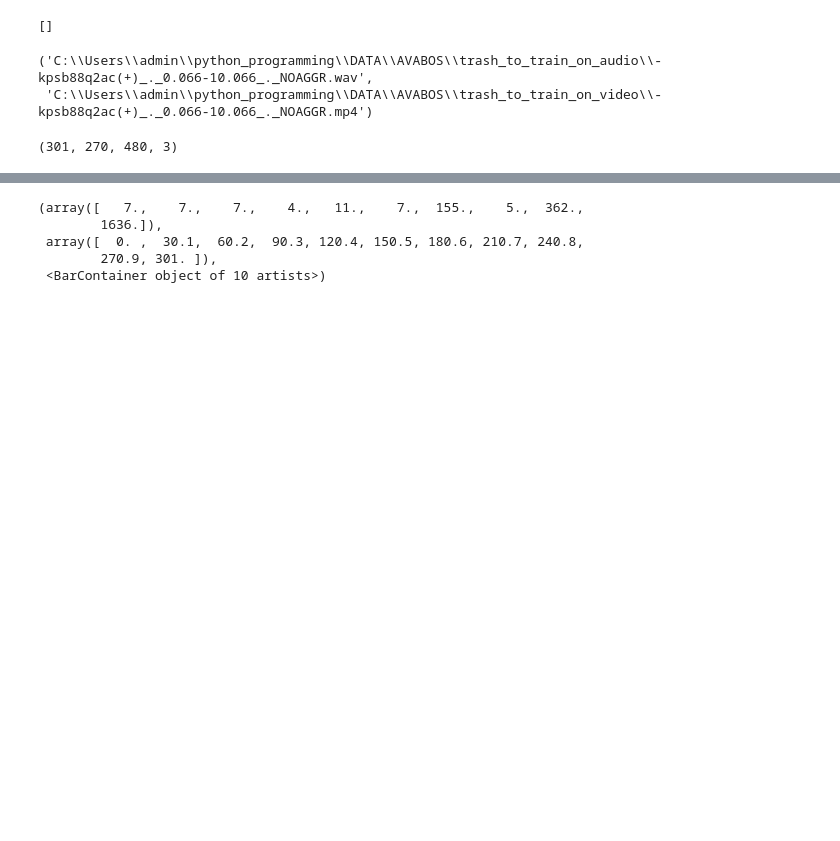
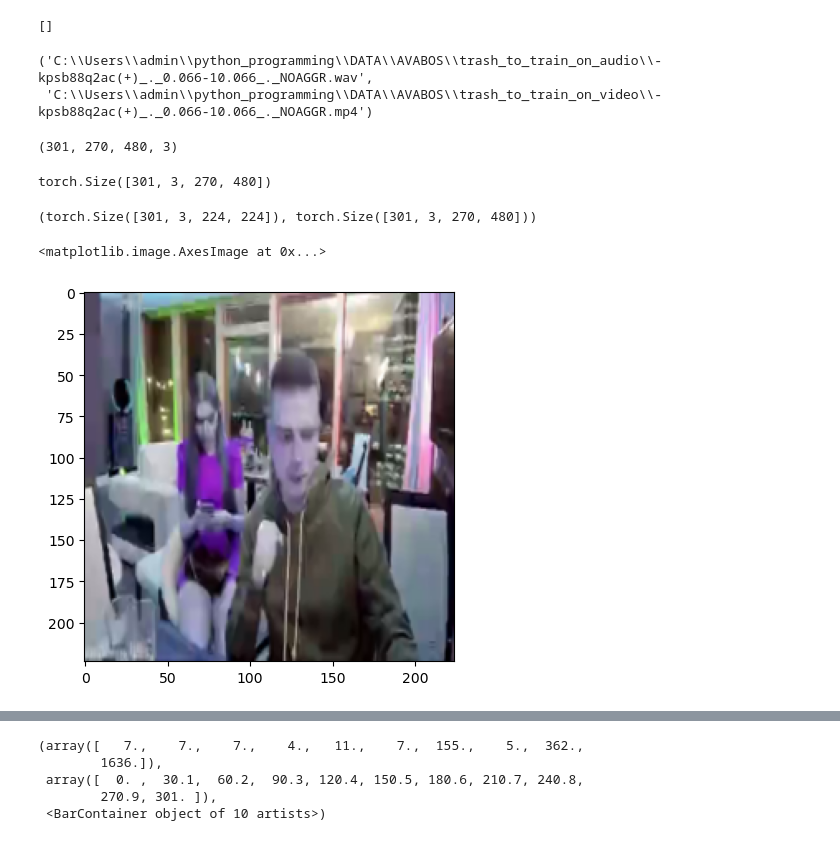
Before and after one commit to cafe1930/MultimodalAggressionRecognition, a Jupyter notebook: test.ipynb, the cells around one changed output, grey strips where cells are left out. Cells and saved outputs as stored; diff of their text form; code cells hidden in the pictures; blank space fills up the shorter version.

```diff
--- a/test.ipynb
+++ b/test.ipynb
@@ -30,7 +30,7 @@ def read_video_frames_opencv(path_to_video):
         ret, frame = cap.read()
         if not ret:
             break
-        frames_list.append(frame)
+        frames_list.append(cv2.cvtColor(frame, cv2.COLOR_BGR2RGB))
     #return torch.tensor(np.array(frames_list).transpose(0, 3, 1, 2))
     #return tv_tensors.Video(np.array(frames_list).transpose(0, 3, 1, 2))
     return np.array(frames_list)#)#.transpose(0, 3, 1, 2)
@@ -60,3 +60,13 @@ paths_to_audios_list[0], paths_to_videos_list[0]
 # %% [output]
 ('C:\\Users\\admin\\python_programming\\DATA\\AVABOS\\trash_to_train_on_audio\\-kpsb88q2ac(+)_._0.066-10.066_._NOAGGR.wav',
  'C:\\Users\\admin\\python_programming\\DATA\\AVABOS\\trash_to_train_on_video\\-kpsb88q2ac(+)_._0.066-10.066_._NOAGGR.mp4')
+# %%
+frames = read_video_frames_opencv(paths_to_videos_list[0])
+frames.shape
+# %% [output]
+(301, 270, 480, 3)
+# %%
+frames = torch.as_tensor(frames.transpose(0, 3, 1, 2))
+frames.shape
+# %% [output]
+torch.Size([301, 3, 270, 480])
@@ -63,8 +75,11 @@ paths_to_audios_list[0], paths_to_videos_list[0]
 # %%
-frames = read_video_frames_opencv(paths_to_videos_list[0])
-tv_frames = tv_tensors.Video(frames)
 resizer = v2.Resize(size=(224, 224), antialias=True)
-resized_frames = resizer(frames)
-resized_frames.shape
+tv_frames = resizer(tv_frames)
+tv_frames.shape, frames.shape
 # %% [output]
-(301, 270, 480, 3)
+(torch.Size([301, 3, 224, 224]), torch.Size([301, 3, 270, 480]))
+# %%
+plt.imshow(tv_frames.numpy().transpose(0, 2, 3, 1)[0])
+# %% [output]
+<matplotlib.image.AxesImage at 0x...>
+[figure, added]
```
Also changed, not shown: parts of 5 cells of this notebook.
